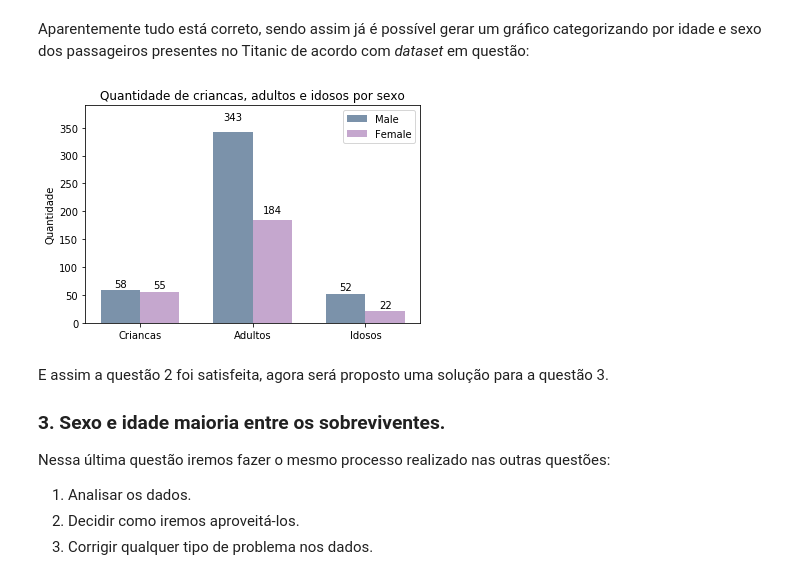
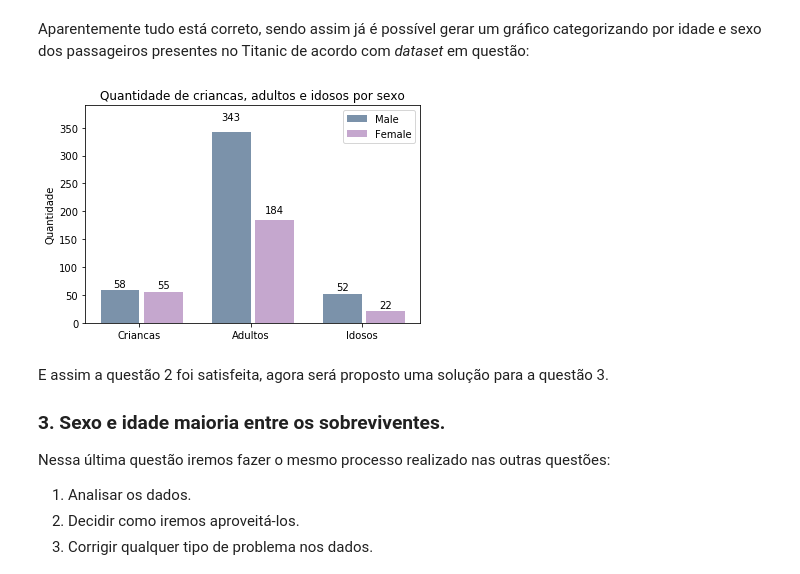
Before and after one commit to Manyizi101/udacity-data-analyst-nanodegree-1, a Jupyter notebook: project2/udacity-project2-titanic-data.ipynb, the cells around one changed output. Cells and saved outputs as stored; diff of their text form; code cells hidden in the pictures.

```diff
--- a/project2/udacity-project2-titanic-data.ipynb
+++ b/project2/udacity-project2-titanic-data.ipynb
@@ -308,35 +308,35 @@ ind = numpy.arange(N)
 width = 0.35
 
 fig, ax = plt.subplots()
 rects1 = ax.bar(ind, males_sex, width, color='#7b92aa')
 
 females_sex = (girls_count, women_count, old_women_count)
-rects2 = ax.bar(ind + width, females_sex, width, color='#c5a7ce')
+rects2 = ax.bar(ind + width + 0.04, females_sex, width, color='#c5a7ce')
 
 ax.set_ylabel('Quantidade')
 ax.set_title('Quantidade de criancas, adultos e idosos por sexo')
 ax.set_xticks(ind + width / 2)
 ax.set_xticklabels(('Criancas', 'Adultos', 'Idosos'))
 ax.set_ylim([0, 390])
 
 ax.legend((rects1[0], rects2[0]), ('Male', 'Female'))
 
 def autolabel(rects):
     """
     Attach a text label above each bar displaying its height
     """
     for rect in rects:
         height = rect.get_height()
         ax.text(rect.get_x() + rect.get_width()/2., 1.05*height,
                 '%d' % int(height),
                 ha='center', va='bottom')
 
 autolabel(rects1)
 autolabel(rects2)
 
 plt.show()
 # %% [output]
-[figure, old version]
+[figure, new version]
 # %% [markdown]
 E assim a questão 2 foi satisfeita, agora será proposto uma solução para a questão 3.
 
```
Also changed, not shown: parts of 1 cell of this notebook.
